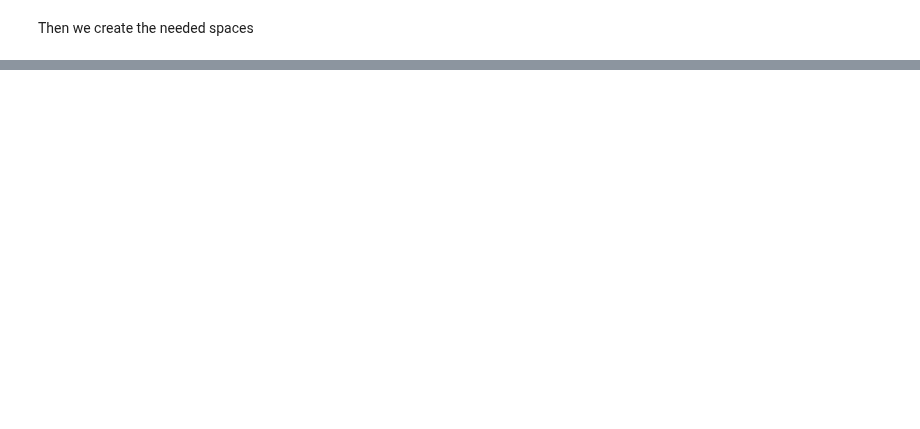
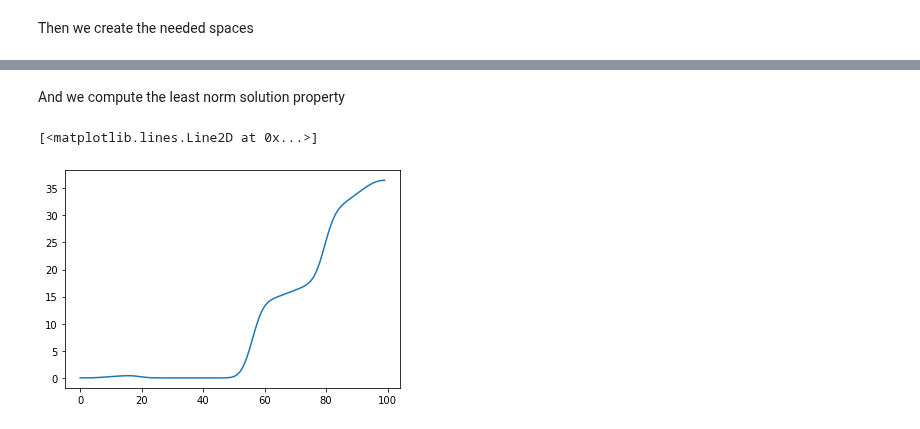
Before and after one commit to Adrian-Mag/SOLA_DLI, a Jupyter notebook: Example_2.ipynb, the cells around one changed output, grey strips where cells are left out. Cells and saved outputs as stored; diff of their text form; code cells hidden in the pictures; blank space fills up the shorter version.

```diff
--- a/Example_2.ipynb
+++ b/Example_2.ipynb
@@ -36,0 +52,8 @@ M = PCb(domain=EarthDomain)
+# %%
+# Create Model space
+M = PCb(domain=EarthDomain)
+# Create Data space (must know number of sensitivity kernels)
+D = RN(dimension=how_many_kernels_to_load)
+# Create Property space (must know number of target kernels)
+no_targets = 100  # Number of targets we will use
+P = RN(dimension=no_targets)
@@ -36,0 +125,9 @@ M = PCb(domain=EarthDomain)
+# %% [markdown]
+And we compute the least norm solution property
+# %%
+least_norm_property = X.map(data)
+
+plt.plot(least_norm_property)
+# %% [output]
+[<matplotlib.lines.Line2D at 0x...>]
+[figure, added]
```
Also changed, not shown: parts of 17 cells of this notebook, 5 other files.
